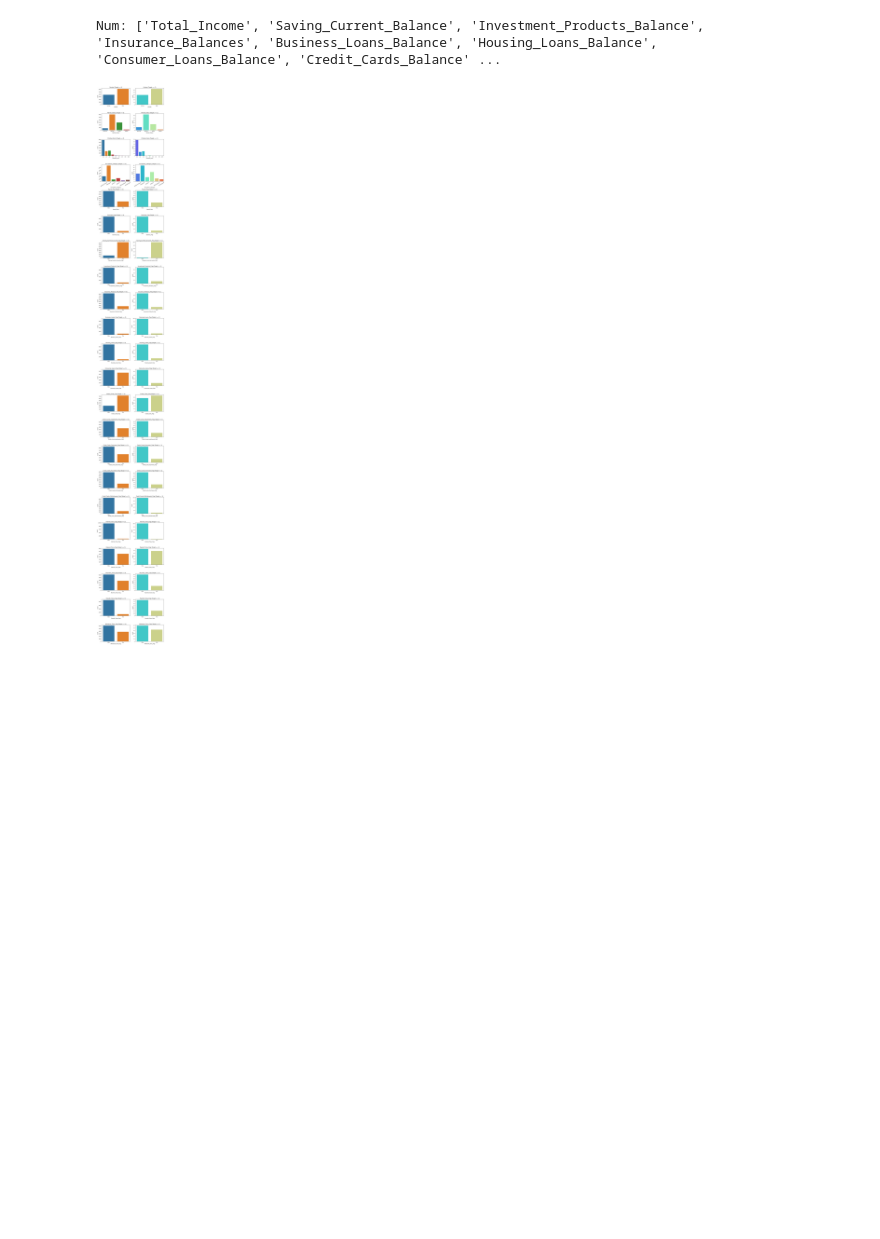
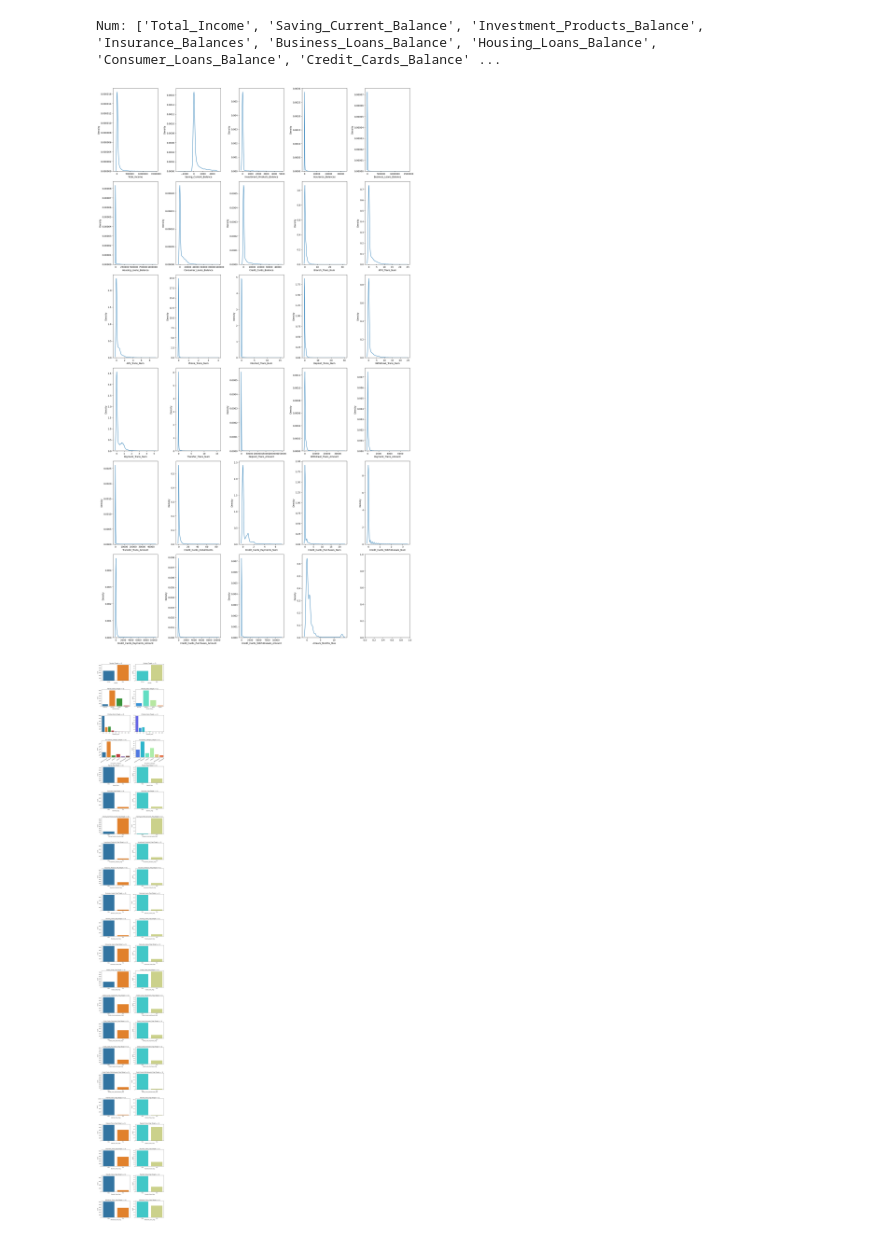
Before and after one commit to Doll03/4IZ480, a Jupyter notebook: Code/notebook.ipynb, the cells around one changed output. Drawn from its saved outputs; the diff is of its cells as text; code cells hidden in the pictures; blank space fills up the shorter version.

```diff
--- a/Code/notebook.ipynb
+++ b/Code/notebook.ipynb
@@ -124,6 +126,18 @@ num_v_list.remove('Time_Deposits_Flag')
 print("Num:", num_v_list, "end=", "Cat:", cat_v_list)
 # %% [output]
 Num: ['Total_Income', 'Saving_Current_Balance', 'Investment_Products_Balance', 'Insurance_Balances', 'Business_Loans_Balance', 'Housing_Loans_Balance', 'Consumer_Loans_Balance', 'Credit_Cards_Balance' ...
+# %%
+fig, axs = plt.subplots(6,5, figsize = (20, 35))
+for i, ax in zip(num_v_list, axs.ravel()):
+
+        sns.kdeplot(data = dataset, x = i ,ax = ax)
+        ax.ticklabel_format(style = "plain", axis= "x")
+        ax.ticklabel_format(style = "plain", axis= "y")
+
+plt.tight_layout()
+plt.show()
+# %% [output]
+[figure, added]
 # %%
 #Creating  graphs for categorical features.
 
```
Also changed, not shown: parts of 3 cells of this notebook.
